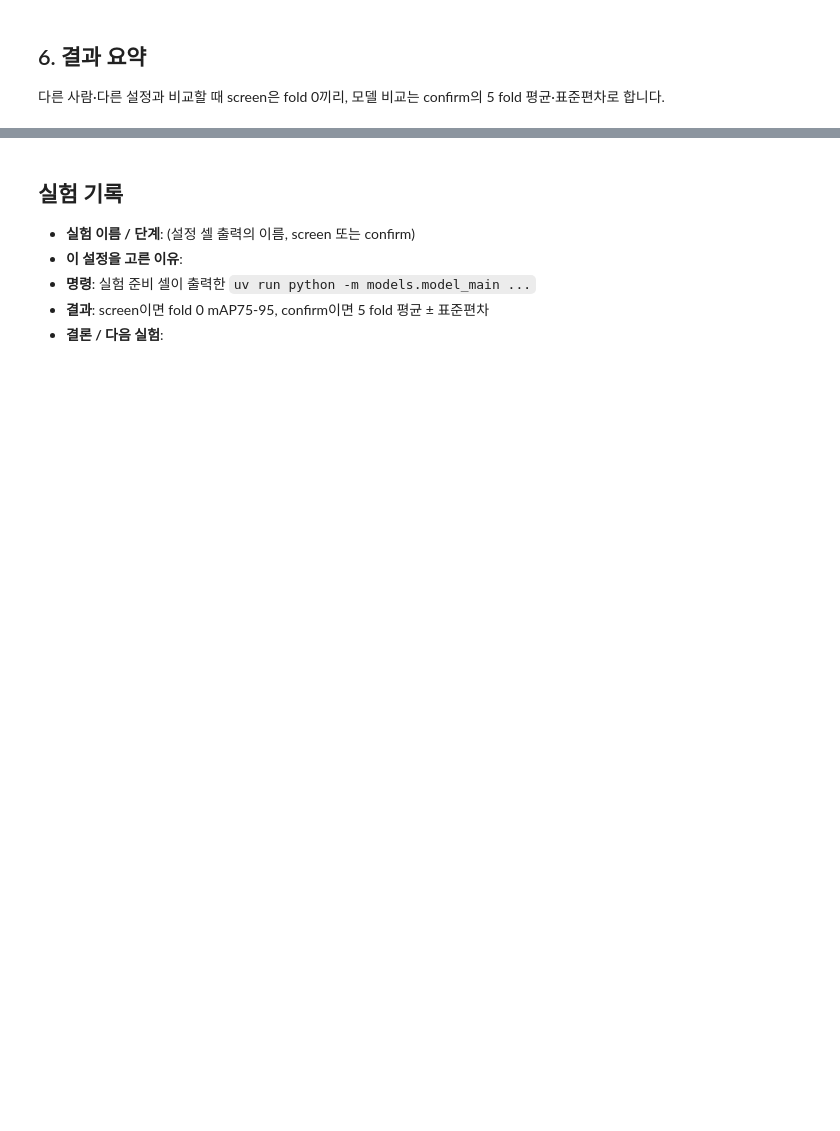
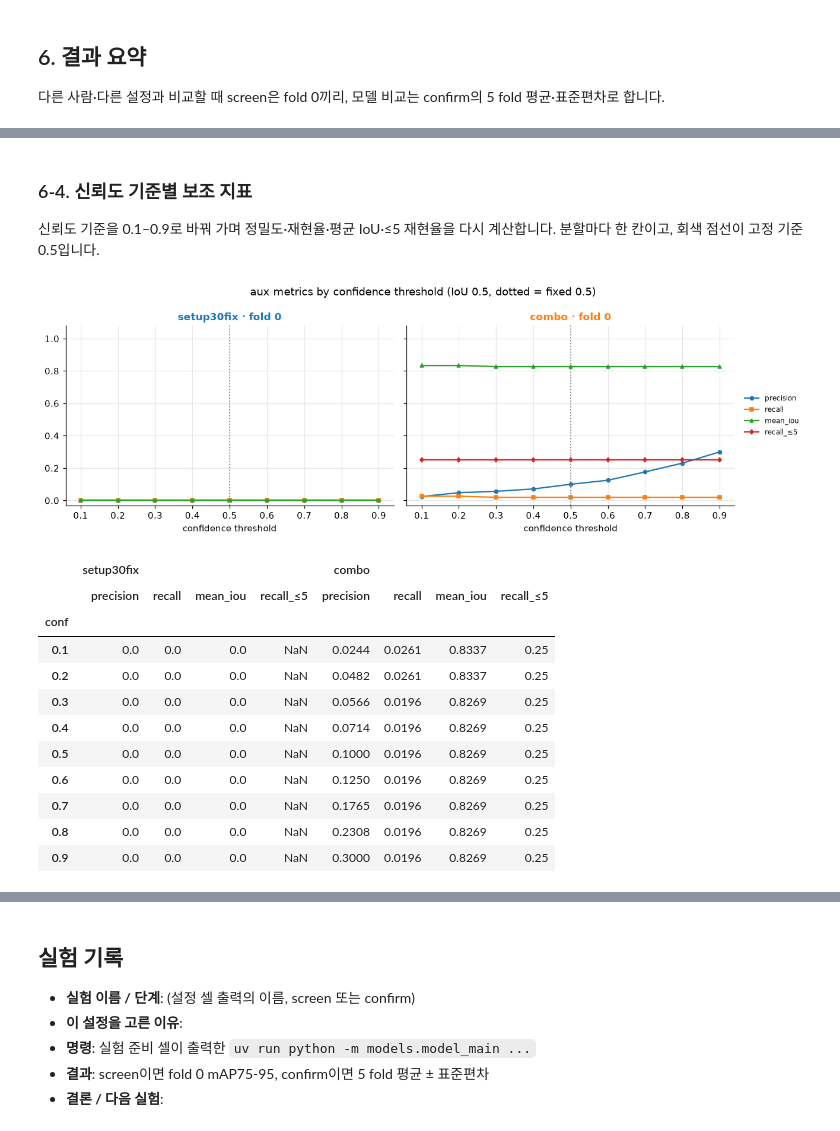
Before and after one commit to def-uk/pill-bbox, a Jupyter notebook: notebooks/yolo11m_adamw.ipynb, the cells around one changed output, grey strips where cells are left out. Cells and saved outputs as stored; diff of their text form; code cells hidden in the pictures; blank space fills up the shorter version.

```diff
--- a/notebooks/yolo11m_adamw.ipynb
+++ b/notebooks/yolo11m_adamw.ipynb
@@ -306,0 +715,50 @@ KeyError: "[('precision', 'mean'), ('recall', 'mean'), ('mean_iou', 'mean'), ('r
+# %% [markdown]
+### 6-4. 신뢰도 기준별 보조 지표
+
+신뢰도 기준을 0.1–0.9로 바꿔 가며 정밀도·재현율·평균 IoU·≤5 재현율을 다시 계산합니다. 분할마다 한 칸이고, 회색 점선이 고정 기준 0.5입니다.
+# %%
+import numpy as np
+
+from models.evaluate import fixed_conf_metrics
+
+# 신뢰도 기준을 바꿔 가며 보조 지표를 다시 계산한다. 분할마다 한 칸, 회색 점선이 고정 기준이다
+CONF_GRID = np.round(np.arange(LOW_CONF, 0.95, 0.1), 2)
+AUX = [("precision", "o"), ("recall", "s"), ("mean_iou", "^"), ("recall_≤5", "d")]
+curves = {}
+fig, axes = plt.subplots(
+    1, len(done_splits), figsize=(5.2 * len(done_splits) + 1.5, 4), sharey=True, squeeze=False
+)
+for ax, split in zip(axes[0], done_splits, strict=True):
+    curve = pd.DataFrame(
+        [
+            {"conf": conf, **fixed_conf_metrics(preds[split], truths[split], conf=conf)}
+            for conf in CONF_GRID
+        ]
+    )
+    curves[split_label(split)] = curve.set_index("conf")
+    for name, marker in AUX:
+        ax.plot(curve["conf"], curve[name], marker=marker, markersize=4, lw=1.5, label=name)
+    ax.axvline(FIXED_CONF, color="gray", linestyle=":", lw=1.2)
+    ax.set_xticks(CONF_GRID)
+    ax.set_xlabel("confidence threshold")
+    ax.set_title(f"{split_label(split)} · fold {SHOW_FOLD}", color=SPLIT_COLORS[split])
+axes[0, 0].set_ylim(-0.03, 1.08)
+axes[0, -1].legend(fontsize=8, loc="center left", bbox_to_anchor=(1.01, 0.5))
+fig.suptitle(f"aux metrics by confidence threshold (IoU {MATCH_IOU}, dotted = fixed {FIXED_CONF})")
+fig.tight_layout()
+plt.show()
+pd.concat(curves, axis=1).round(4)
+# %% [output]
+[figure, added]
+|  | setup30fix |  |  |  | combo |  |  |  |
+|  | precision | recall | mean_iou | recall_≤5 | precision | recall | mean_iou | recall_≤5 |
+| conf |  |  |  |  |  |  |  |  |
+| 0.1 | 0.0 | 0.0 | 0.0 | NaN | 0.0244 | 0.0261 | 0.8337 | 0.25 |
+| 0.2 | 0.0 | 0.0 | 0.0 | NaN | 0.0482 | 0.0261 | 0.8337 | 0.25 |
+| 0.3 | 0.0 | 0.0 | 0.0 | NaN | 0.0566 | 0.0196 | 0.8269 | 0.25 |
+| 0.4 | 0.0 | 0.0 | 0.0 | NaN | 0.0714 | 0.0196 | 0.8269 | 0.25 |
+| 0.5 | 0.0 | 0.0 | 0.0 | NaN | 0.1000 | 0.0196 | 0.8269 | 0.25 |
+| 0.6 | 0.0 | 0.0 | 0.0 | NaN | 0.1250 | 0.0196 | 0.8269 | 0.25 |
+| 0.7 | 0.0 | 0.0 | 0.0 | NaN | 0.1765 | 0.0196 | 0.8269 | 0.25 |
+| 0.8 | 0.0 | 0.0 | 0.0 | NaN | 0.2308 | 0.0196 | 0.8269 | 0.25 |
+| 0.9 | 0.0 | 0.0 | 0.0 | NaN | 0.3000 | 0.0196 | 0.8269 | 0.25 |
```
Also changed, not shown: parts of 20 cells of this notebook, 1 other file.
